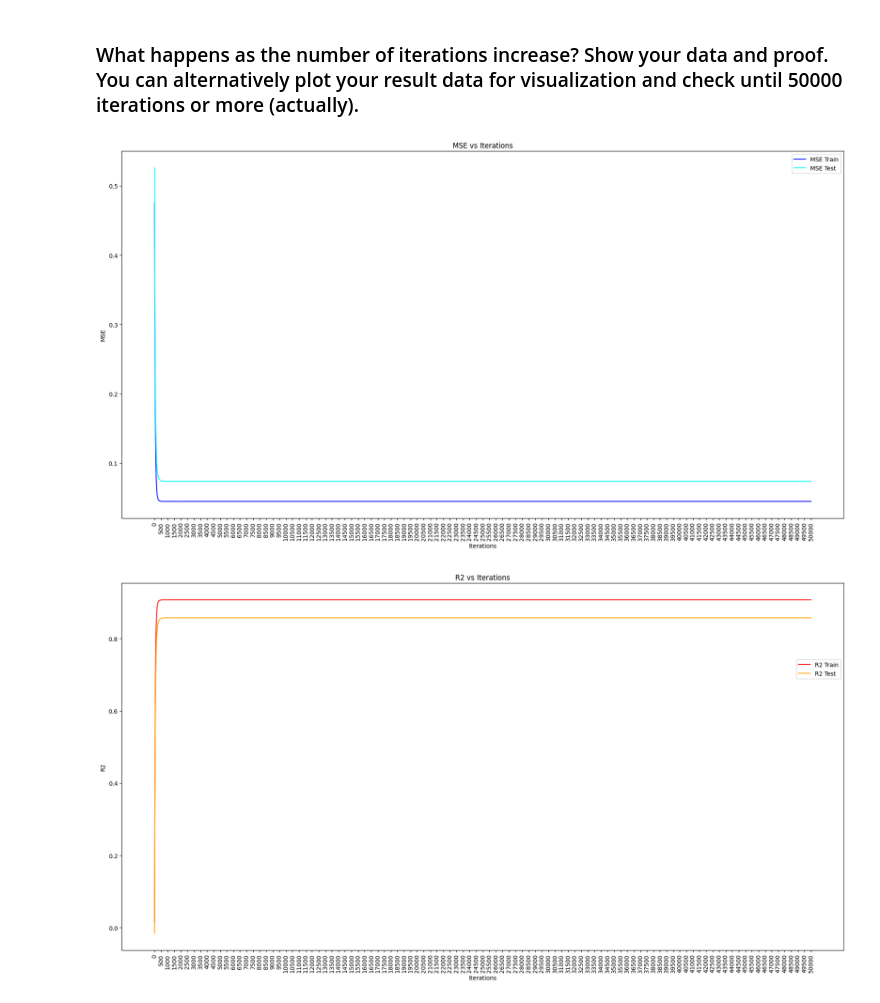
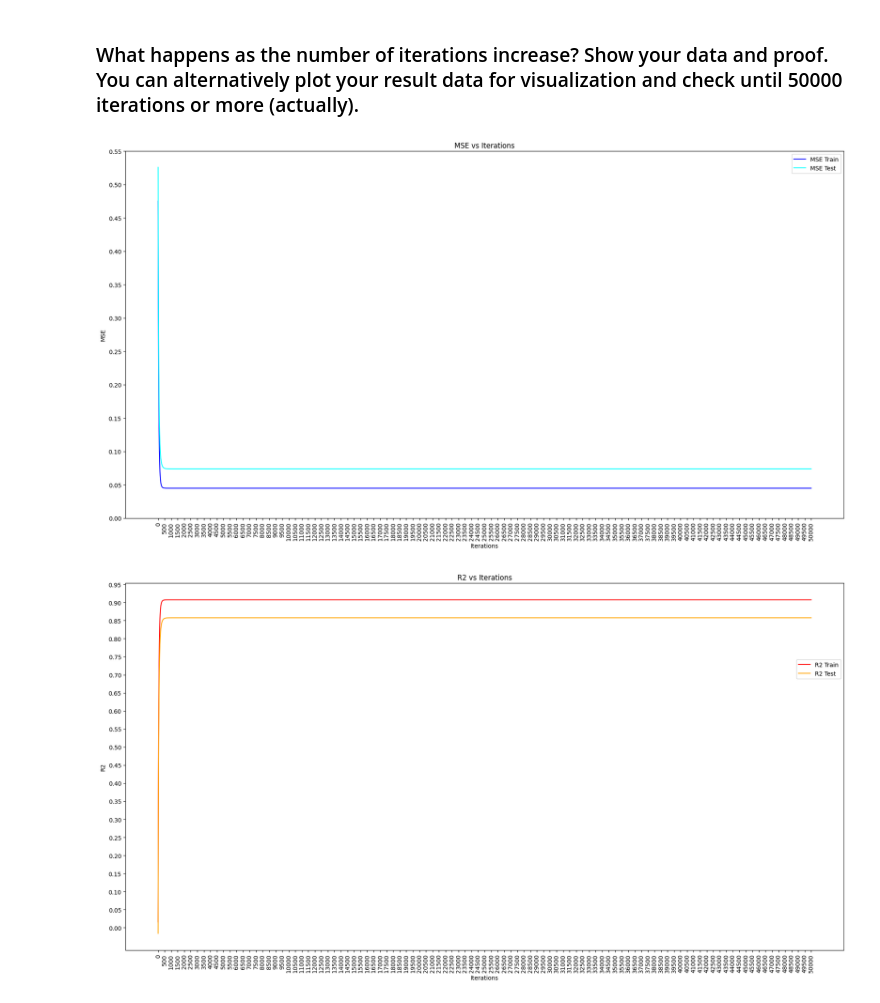
Before and after one commit to Pawmsdayl/CMSC197, a Jupyter notebook: Assignment2/[hw3].ipynb, the cells around one changed output. Drawn from its saved outputs; the diff is of its cells as text; code cells hidden in the pictures.

```diff
--- a/Assignment2/[hw3].ipynb
+++ b/Assignment2/[hw3].ipynb
@@ -358,37 +372,67 @@ for weight in iteration_history['weights']:
 # %%
-x_ticks = np.arange(0, iteration_max + 1, 500)
+x_ticks = np.arange(0, max_iterations + 1, 500)
 
 # plot MSE
+plt.plot(
+    iteration_history['num_iterations'],
+    iteration_history['mse_train'],
+    label='MSE Train',
+    color='blue'
+)
+plt.plot(
+    iteration_history['num_iterations'],
+    iteration_history['mse_test'],
+    label='MSE Test',
+    color='cyan'
+)
+plt.title('MSE vs Iterations')
 plt.xlabel('Iterations')
 plt.ylabel('MSE')
-plt.plot(iteration_history['num_iterations'], iteration_history['mse_train'], label='MSE Train', color='blue')
-plt.plot(iteration_history['num_iterations'], iteration_history['mse_test'], label='MSE Test', color='cyan')
+y_ticks_max = max([max(iteration_history['mse_test']), max(iteration_history['mse_train'])]) + 0.05
 plt.xticks(x_ticks, rotation=90)
+plt.yticks(np.arange(0, y_ticks_max, step = 0.05))
 plt.legend()
-plt.title('MSE vs Iterations')
 plt.tight_layout()
 plt.show()
 
 # plot R2
+plt.plot(
+    iteration_history['num_iterations'],
+    iteration_history['r2_train'],
+    label='R2 Train',
+    color='red'
+)
+plt.plot(
+    iteration_history['num_iterations'],
+    iteration_history['r2_test'],
+    label='R2 Test',
+    color='orange'
+)
+plt.title('R2 vs Iterations')
 plt.xlabel('Iterations')
 plt.ylabel('R2')
-plt.plot(iteration_history['num_iterations'], iteration_history['r2_train'], label='R2 Train', color='red')
-plt.plot(iteration_history['num_iterations'], iteration_history['r2_test'], label='R2 Test', color='orange')
 plt.xticks(x_ticks, rotation=90)
+plt.yticks(np.arange(0, 1, step = 0.05))
 plt.legend(bbox_to_anchor=(1,0.8))
-plt.title('R2 vs Iterations')
 plt.tight_layout()
 plt.show()
 
 # plot Cost
-plt.plot(iteration_history['num_iterations'], iteration_history['cost'], label='Cost', color='brown')
+plt.plot(
+    iteration_history['num_iterations'],
+    iteration_history['cost'],
+    label='Cost',
+    color='brown'
+)
+plt.title('Cost vs Iterations')
 plt.xlabel('Iterations')
 plt.ylabel('Cost')
-plt.title('Cost vs Iterations')
+y_ticks_max = max(iteration_history['cost']) + 0.05
 plt.xticks(x_ticks, rotation=90)
+plt.yticks(np.arange(0, y_ticks_max, step = 0.05))
 plt.legend()
 plt.tight_layout()
 plt.show()
 # %% [output]
-[figure, old version]
+[figure, new version]
-[figure, old version]
+[figure, new version]
```
Also changed, not shown: parts of 24 cells of this notebook.
